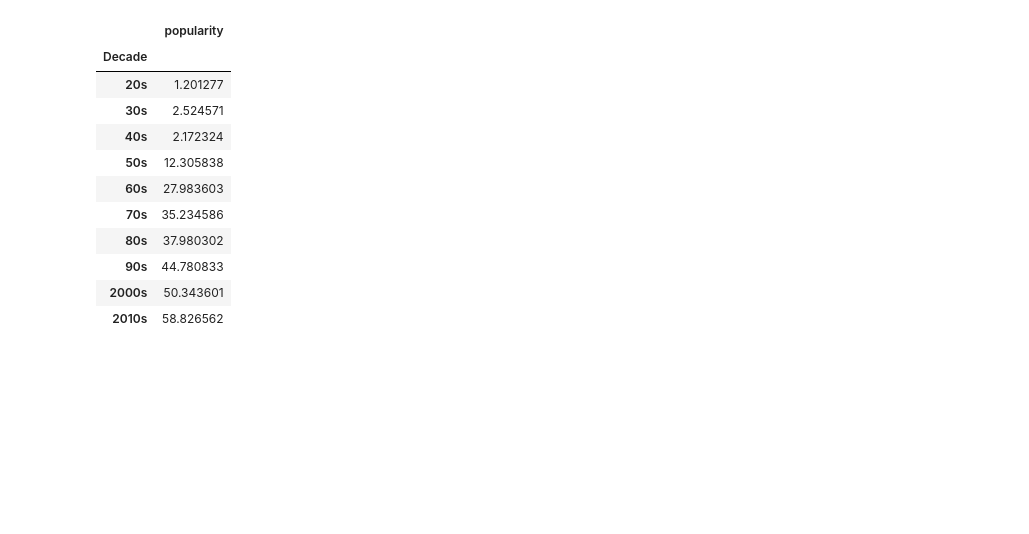
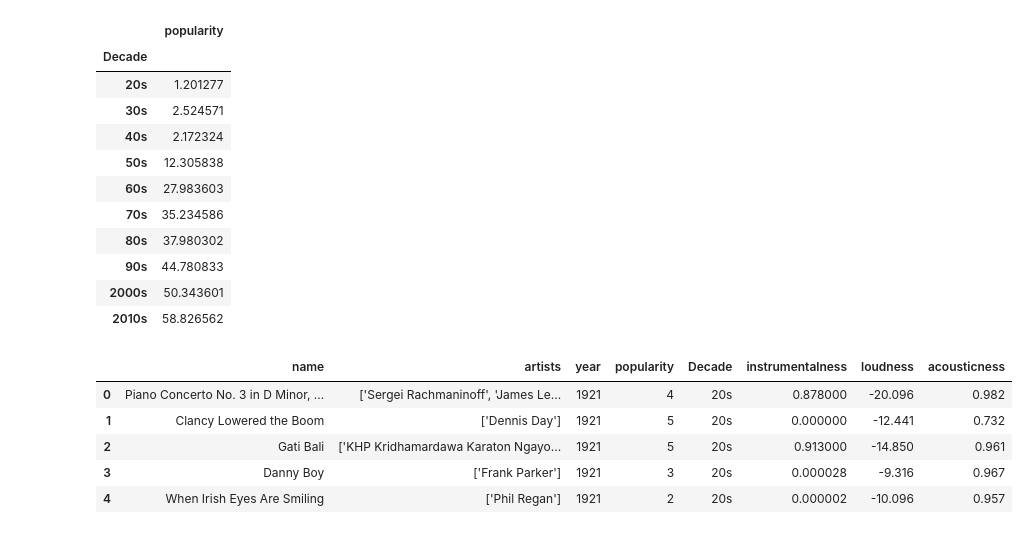
Before and after one commit to Lee88jl/Project-gt-1, a Jupyter notebook: Misko/Decade Analysis.ipynb, the cells around one changed output. Drawn from its saved outputs; the diff is of its cells as text; code cells hidden in the pictures; blank space fills up the shorter version.

Commit message:
Changed name of 'Individual Songs Analysis' to 'Decade Analysis' and added Instrumentalness, Loudness, and Acousticness analysis to it.

```diff
--- a/Misko/Individual Songs Analysis.ipynb
+++ b/Misko/Decade Analysis.ipynb
@@ -68,3 +68,14 @@ decade_popularity
 | 90s | 44.780833 |
 | 2000s | 50.343601 |
 | 2010s | 58.826562 |
+# %%
+# Add the Instrumentalness, Loudness, and Acousticness columns to the "smaller_df" DataFrame and match them by index.
+decade_with_variables = pd.merge(smaller_df, spotify_data[["instrumentalness", "loudness", "acousticness"]], left_index=True, right_index=True)
+decade_with_variables.head()
+# %% [output]
+|  | name | artists | year | popularity | Decade | instrumentalness | loudness | acousticness |
+| 0 | Piano Concerto No. 3 in D Minor, ... | ['Sergei Rachmaninoff', 'James Le... | 1921 | 4 | 20s | 0.878000 | -20.096 | 0.982 |
+| 1 | Clancy Lowered the Boom | ['Dennis Day'] | 1921 | 5 | 20s | 0.000000 | -12.441 | 0.732 |
+| 2 | Gati Bali | ['KHP Kridhamardawa Karaton Ngayo... | 1921 | 5 | 20s | 0.913000 | -14.850 | 0.961 |
+| 3 | Danny Boy | ['Frank Parker'] | 1921 | 3 | 20s | 0.000028 | -9.316 | 0.967 |
+| 4 | When Irish Eyes Are Smiling | ['Phil Regan'] | 1921 | 2 | 20s | 0.000002 | -10.096 | 0.957 |
```
Also changed, not shown: parts of 5 cells of this notebook.
